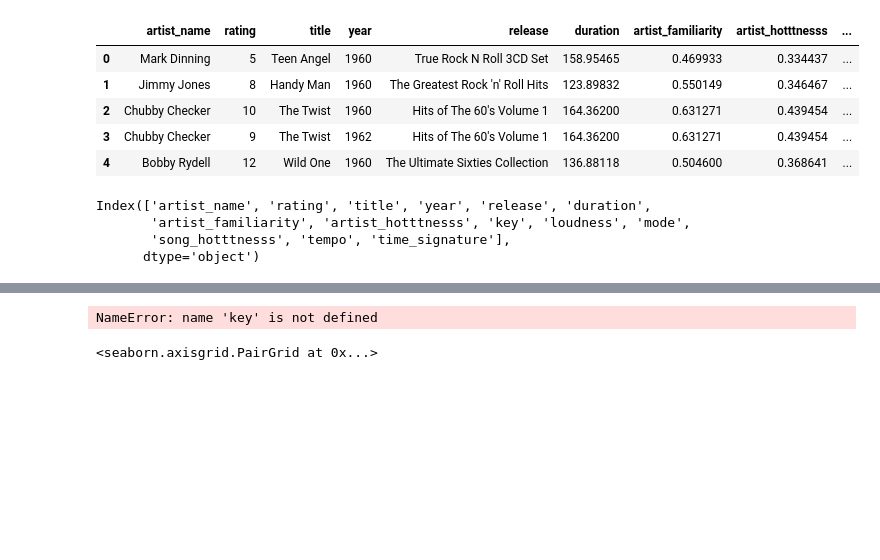
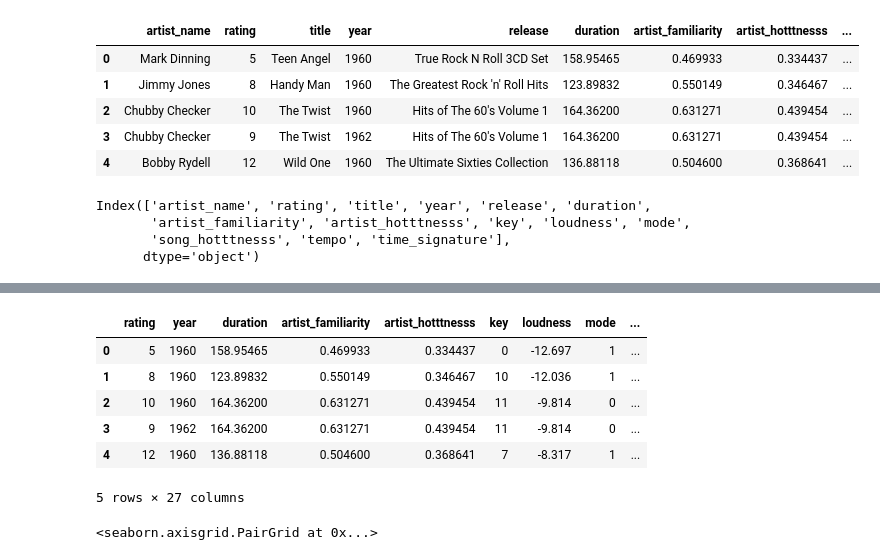
Before and after one commit to alexpfox/predicthitsingles, a Jupyter notebook: regression_on_df.ipynb, the cells around one changed output, grey strips where cells are left out. Cells and saved outputs as stored; diff of their text form; code cells hidden in the pictures; blank space fills up the shorter version.

```diff
--- a/regression_on_df.ipynb
+++ b/regression_on_df.ipynb
@@ -65,9 +65,15 @@ reg_data.head()
 # %%
-reg_data = pd.concat([data,key,modes,time_signatures], axis = 1) # add ratings back in potentially #append dbs with
+reg_data = pd.concat([data,keys,modes,time_signatures], axis = 1) # add ratings back in potentially #append dbs with
                                             # keys(not relevant on further inspection) modes, time_signatures, ratings
 reg_data.head()
 # %% [output]
+|  | rating | year | duration | artist_familiarity | artist_hotttnesss | key | loudness | mode | ... |
+| 0 | 5 | 1960 | 158.95465 | 0.469933 | 0.334437 | 0 | -12.697 | 1 | ... |
+| 1 | 8 | 1960 | 123.89832 | 0.550149 | 0.346467 | 10 | -12.036 | 1 | ... |
+| 2 | 10 | 1960 | 164.36200 | 0.631271 | 0.439454 | 11 | -9.814 | 0 | ... |
+| 3 | 9 | 1962 | 164.36200 | 0.631271 | 0.439454 | 11 | -9.814 | 0 | ... |
+| 4 | 12 | 1960 | 136.88118 | 0.504600 | 0.368641 | 7 | -8.317 | 1 | ... |
-NameError: name 'key' is not defined
+5 rows × 27 columns
 # %%
 # Plot all of the variable-to-variable relations as scatterplots
 sns.pairplot(data, height=1.2, aspect=1.5)
```
Also changed, not shown: parts of 4 cells of this notebook, 2 other files.
